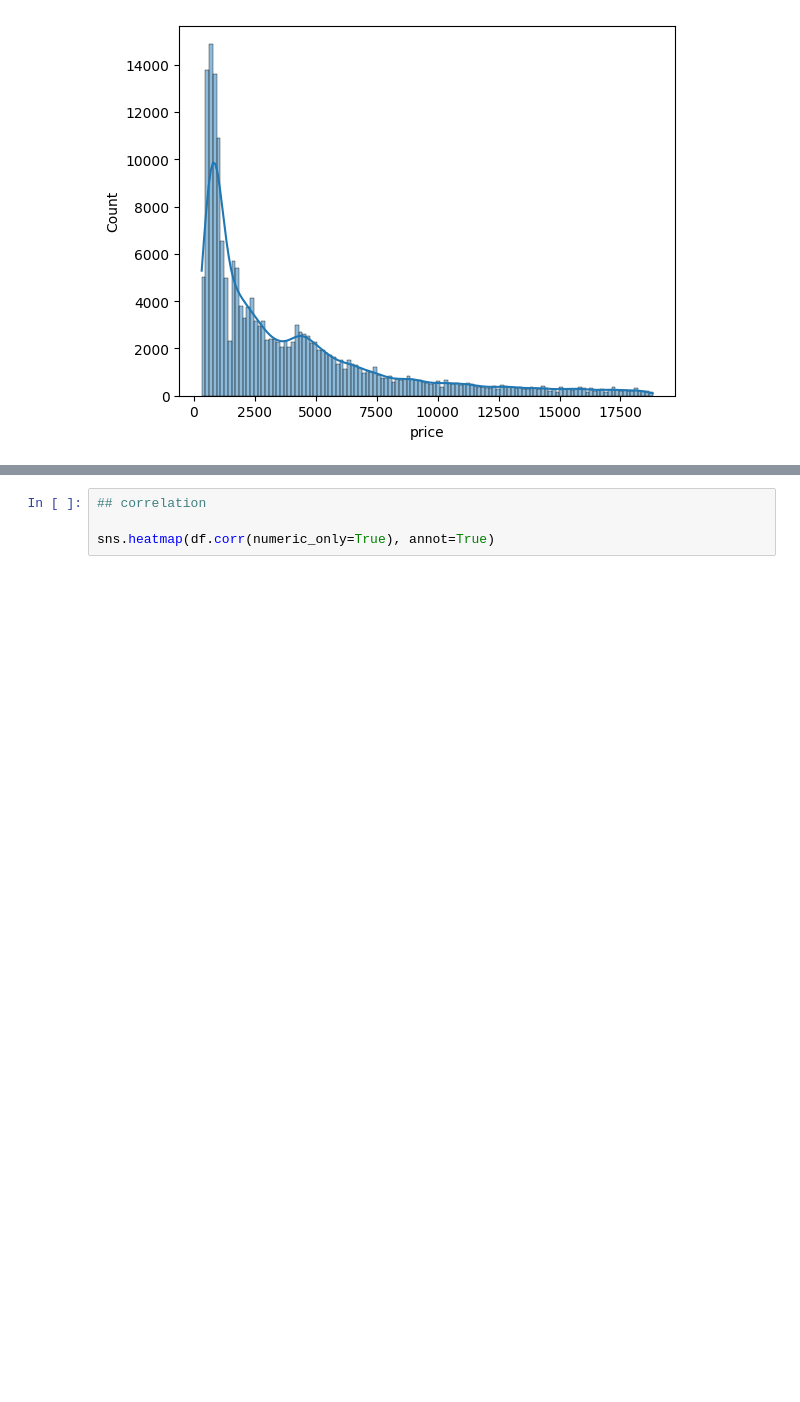
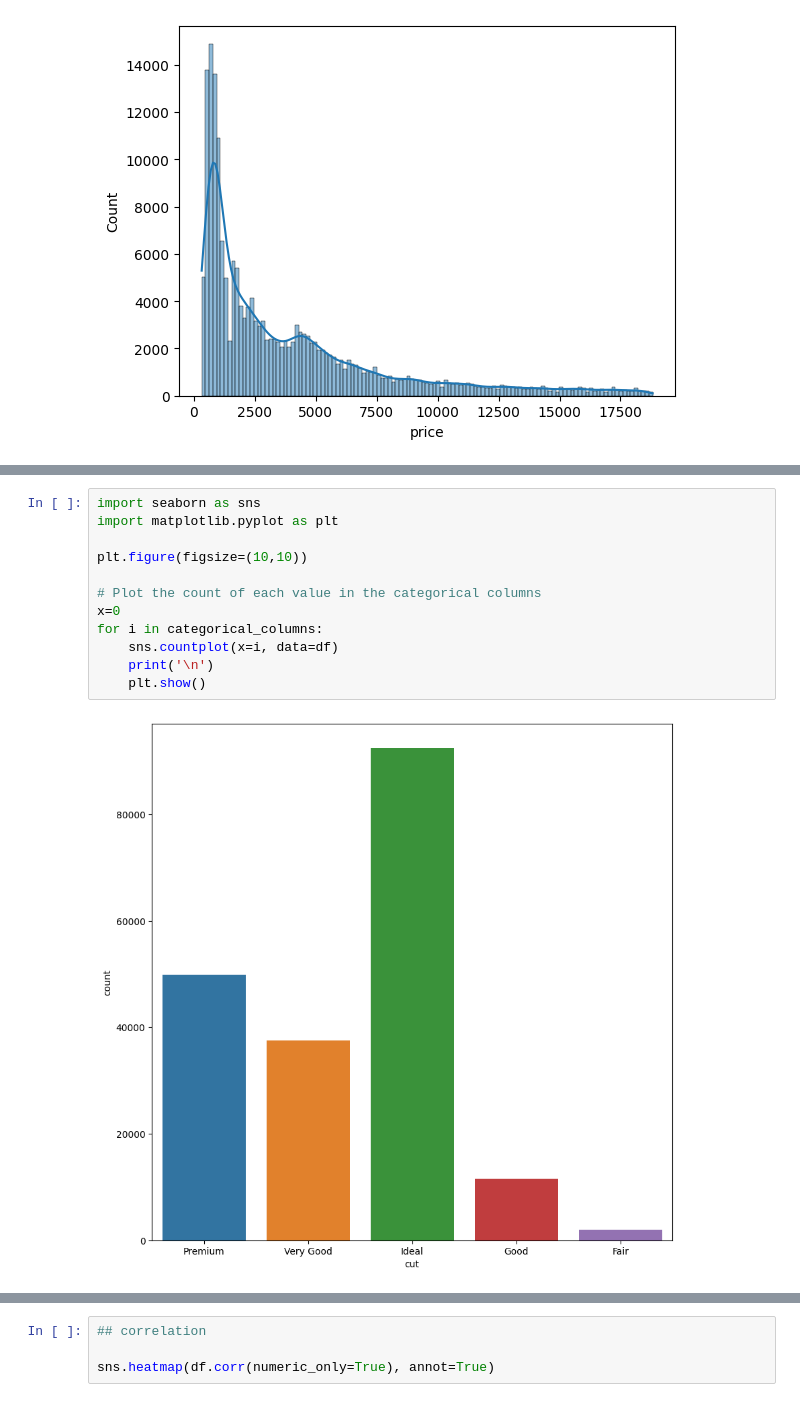
Before and after one commit to arvindarrives25/GemsStonesPrediction, a Jupyter notebook: notebooks/EDA_main_file.ipynb, the cells around one changed output, grey strips where cells are left out. Drawn from its saved outputs; the diff is of its cells as text; blank space fills up the shorter version.

```diff
--- a/notebooks/EDA_main_file.ipynb
+++ b/notebooks/EDA_main_file.ipynb
@@ -154,0 +165,14 @@ for i in numerical_columns:
+# %%
+import seaborn as sns
+import matplotlib.pyplot as plt
+
+plt.figure(figsize=(10,10))
+
+# Plot the count of each value in the categorical columns
+x=0
+for i in categorical_columns:
+    sns.countplot(x=i, data=df)
+    print('\n')
+    plt.show()
+# %% [output]
+[figure, added]
```
Also changed, not shown: parts of 3 cells of this notebook.
